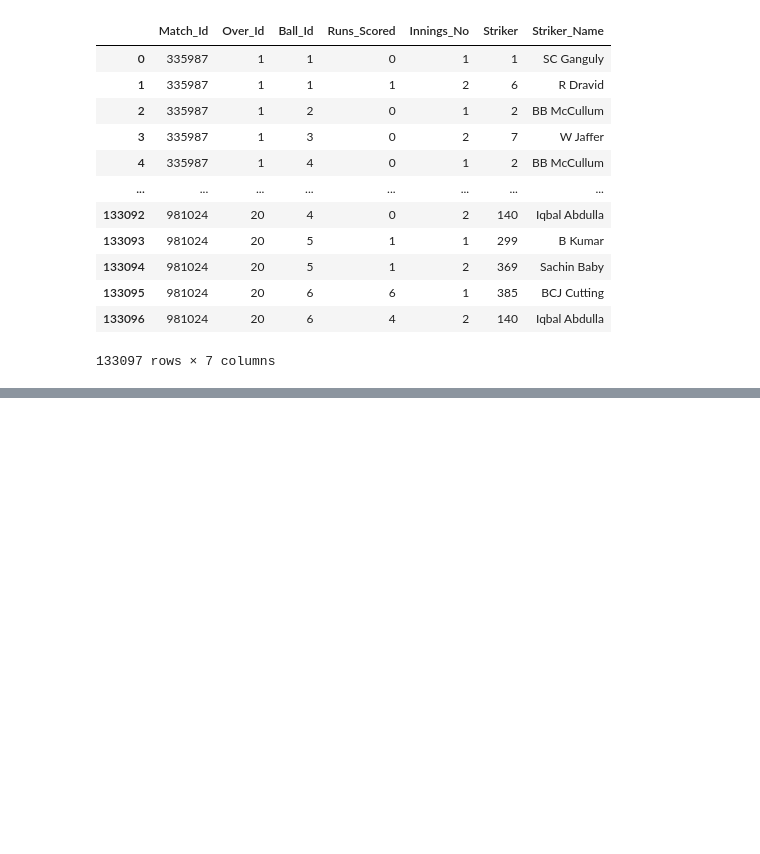
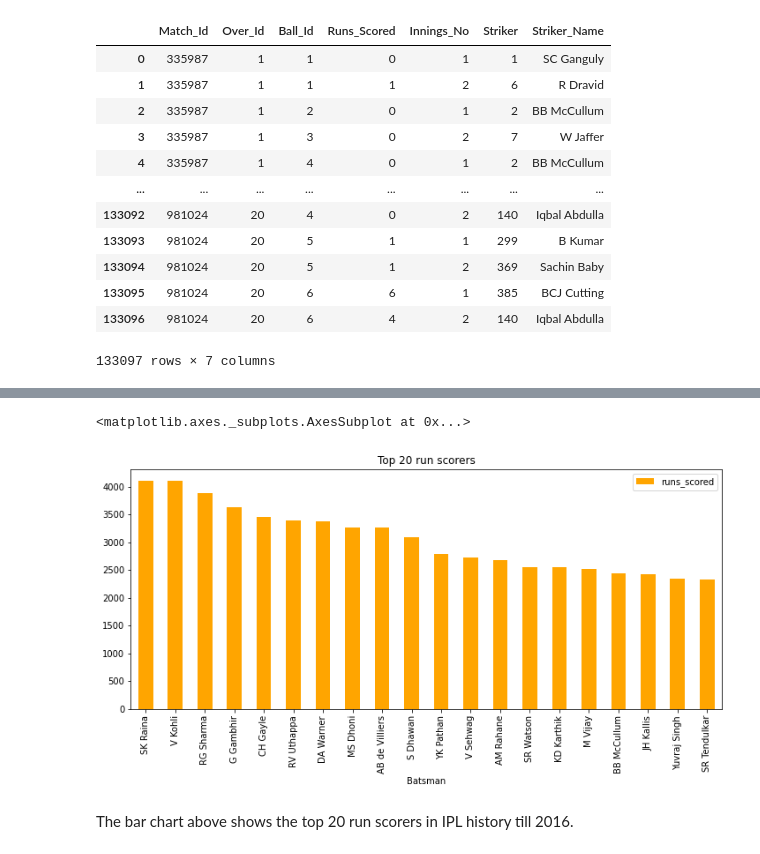
Before and after one commit to crypticrk/IPL-Data-Analysis, a Jupyter notebook: IPL Data Analysis.ipynb, the cells around one changed output, grey strips where cells are left out. Drawn from its saved outputs; the diff is of its cells as text; code cells hidden in the pictures; blank space fills up the shorter version.

```diff
--- a/IPL Data Analysis.ipynb
+++ b/IPL Data Analysis.ipynb
@@ -960,3 +960,19 @@ pd.read_sql("""SELECT Batsman_Scored.Match_Id, Batsman_Scored.Over_Id, Batsman_S
 | 133095 | 981024 | 20 | 6 | 6 | 1 | 385 | BCJ Cutting |
 | 133096 | 981024 | 20 | 6 | 4 | 2 | 140 | Iqbal Abdulla |
 133097 rows × 7 columns
+# %%
+runs_scored = pd.read_sql("""SELECT SUM(Batsman_Scored.Runs_Scored) AS runs_scored, Player_Name AS Batsman
+               FROM Batsman_Scored
+               INNER JOIN Ball_by_Ball
+               ON Batsman_Scored.Match_Id = Ball_by_Ball.Match_Id
+               AND Batsman_Scored.Over_Id = Ball_by_Ball.Over_Id
+               AND Batsman_Scored.Ball_Id = Ball_by_Ball.Ball_Id
+               AND Batsman_Scored.Innings_No = Ball_by_Ball.Innings_No
+
+               INNER JOIN Player
+               ON Ball_by_Ball.Striker = Player.Player_Id
+
+               GROUP BY Player_Name
+               ORDER BY runs_scored DESC
+               LIMIT 20;""", conn)
+runs_scored
@@ -962,0 +997,8 @@ pd.read_sql("""SELECT Batsman_Scored.Match_Id, Batsman_Scored.Over_Id, Batsman_S
+# %%
+runs_scored.plot (kind ='bar', x= 'Batsman', y ='runs_scored',
+                 figsize = (12,5), color = 'orange', title = 'Top 20 run scorers')
+# %% [output]
+<matplotlib.axes._subplots.AxesSubplot at 0x...>
+[figure, added]
+# %% [markdown]
+The bar chart above shows the top 20 run scorers in IPL history till 2016.
```
Also changed, not shown: parts of 1 cell of this notebook.
